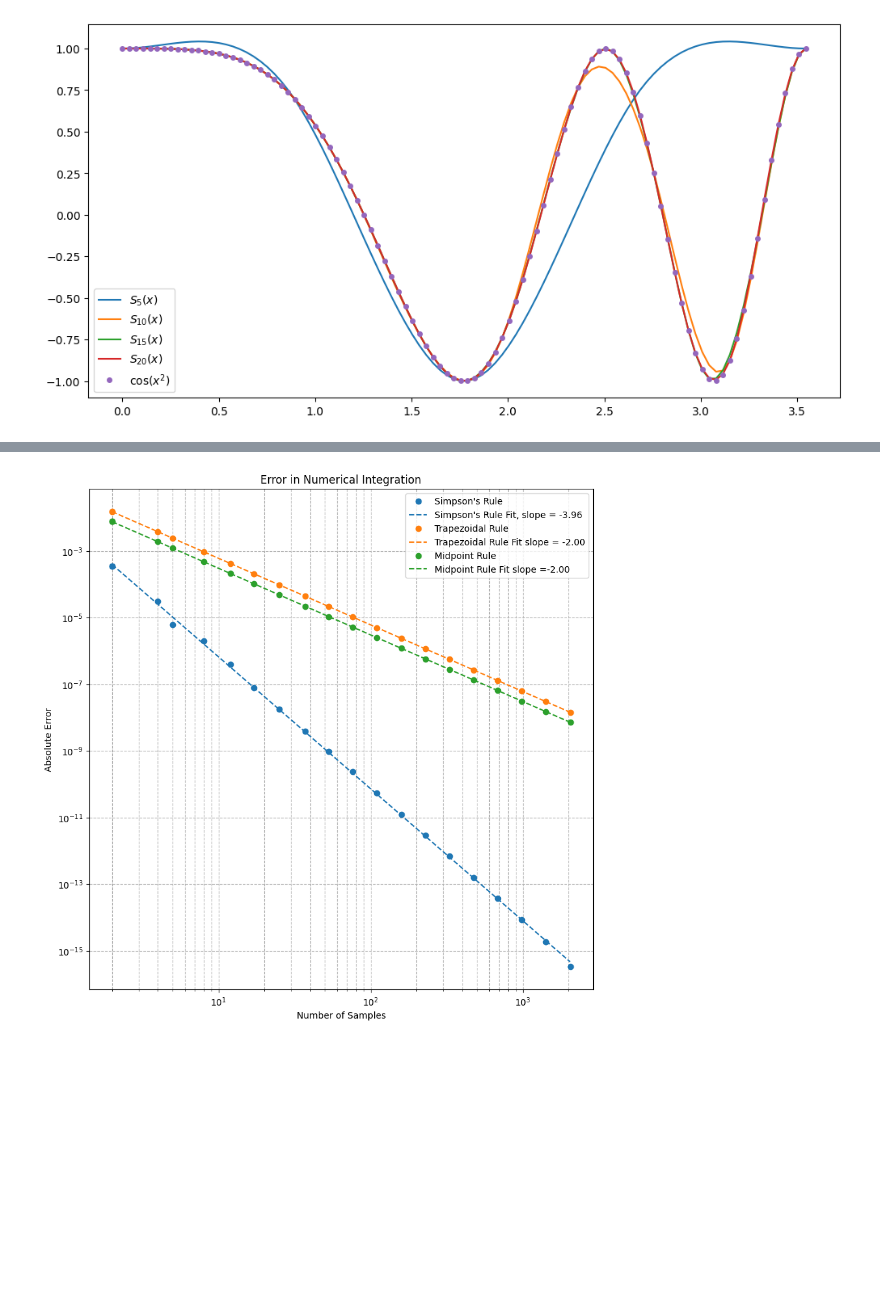
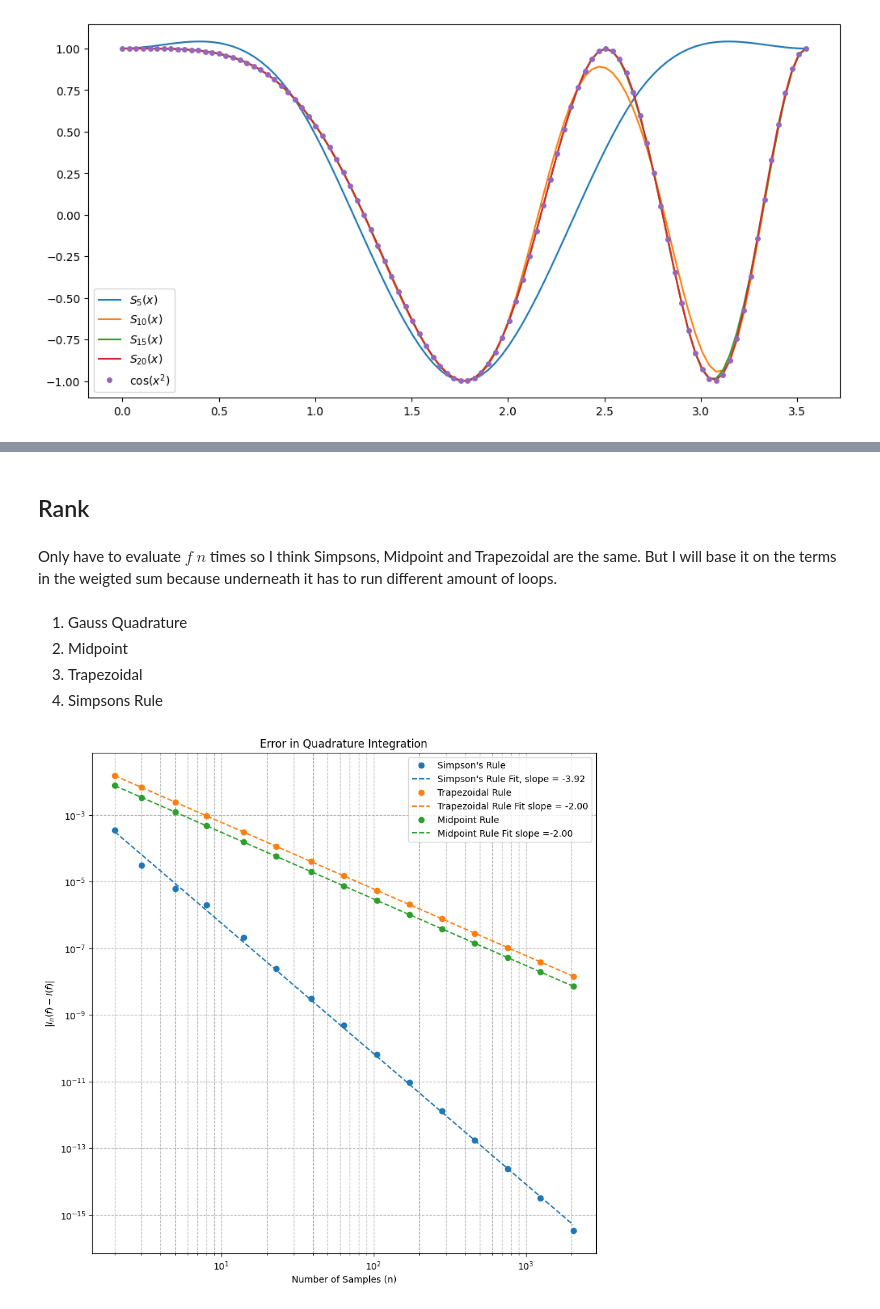
Before and after one commit to PrathamLalwani/MATH231, a Jupyter notebook: Assignment3/LalwaniPrathamAssignment3.ipynb, the cells around one changed output, grey strips where cells are left out. Saved outputs shown, nothing was run; the diff lists cells and outputs as text; code cells hidden in the pictures; blank space fills up the shorter version.

```diff
--- a/Assignment3/LalwaniPrathamAssignment3.ipynb
+++ b/Assignment3/LalwaniPrathamAssignment3.ipynb
@@ -3,10 +3,3 @@ import numpy as np
 import matplotlib.pyplot as plt
 import scipy as sp
 from IPython.display import Markdown
-# %%
-tstr = ""
-tstr += f"n | n! | $F_n$ | Absolute Error | Relative error\n"
-tstr += f"---|---|---|---|---|\n"
-for n in range(1,21):
-    tstr+= f"{n} |  {fact(n)} | {fact_approx(n)} | {np.abs(fact_approx(n)- fact(n))} | {np.abs(fact_approx(n)- fact(n))/fact(n)}\n"
-display(Markdown(tstr))
@@ -160,38 +199,26 @@ def gauss_quad(f,a,b):
+# %% [markdown]
+## Rank
+# %% [markdown]
+Only have to evaluate $f$ $n$ times so I think Simpsons, Midpoint and Trapezoidal are the same. But I will base it on the terms in the weigted sum because underneath it has to run different amount of loops.
+# %% [markdown]
+1. Gauss Quadrature
+2. Midpoint
+3. Trapezoidal
+4. Simpsons Rule
 # %%
-a,b = 0,1
-n = 100
-f_3 = lambda x: np.exp(-x**2)
-samples = np.logspace(1,11,20,base=2,dtype=int)
-true_value = 0.7468241328124271
-err1 = []
-err2 = []
-err3 = []
-err4 = []
 plt.figure(figsize=(10,10))
-for n in samples:
-    I1 = simpson_integral(f_3,a,b,n)
-    I2 = trapezoidal_integral(f_3,a,b,n)
-    I3 = midpoint_integral(f_3,a,b,n)
-    # I4 = gauss_quad(f_3,a,b)
-    err1.append(np.abs(I1 - true_value))
-    err2.append(np.abs(I2 - true_value))
-    err3.append(np.abs(I3 - true_value))
-    # err4.append(np.abs(I4 - true_value))
-a1,b1= np.polyfit(np.log2(samples),np.log2(err1),1)
-a2,b2= np.polyfit(np.log2(samples),np.log2(err2),1)
-a3,b3= np.polyfit(np.log2(samples),np.log2(err3),1)
 plt.loglog(samples,err1,label='Simpson\'s Rule', marker='o',linewidth=0,color='C0')
 plt.plot(samples,2**(b1 + a1*np.log2(samples)), label=f'Simpson\'s Rule Fit, slope = {a1:.2f}', linestyle='--', color='C0')
 plt.loglog(samples,err2,label='Trapezoidal Rule', marker='o',linewidth=0,color='C1')
 plt.plot(samples,2**(b2 + a2*np.log2(samples)), label=f'Trapezoidal Rule Fit slope = {a2:.2f}', linestyle='--',color='C1')
 plt.loglog(samples,err3,label='Midpoint Rule', marker='o',linewidth=0,color='C2')
 plt.plot(samples,2**(b3 + a3*np.log2(samples)), label=f'Midpoint Rule Fit slope ={a3:.2f}', linestyle='--',color='C2')
 # plt.plot(samples,err4,label='Gauss Quadrature', marker='o')
 plt.title('Error in Quadrature Integration')
-plt.xlabel('Number of Samples')
-plt.ylabel('Absolute Error')
+plt.xlabel('Number of Samples (n)')
+plt.ylabel('$|I_n(f) - I(f)|$')
 plt.grid(True, which='both', linestyle='--')
 plt.legend()
 plt.show()
 # %% [output]
-[figure, old version]
+[figure, new version]
```
Also changed, not shown: parts of 9 cells of this notebook, 29 other files.
